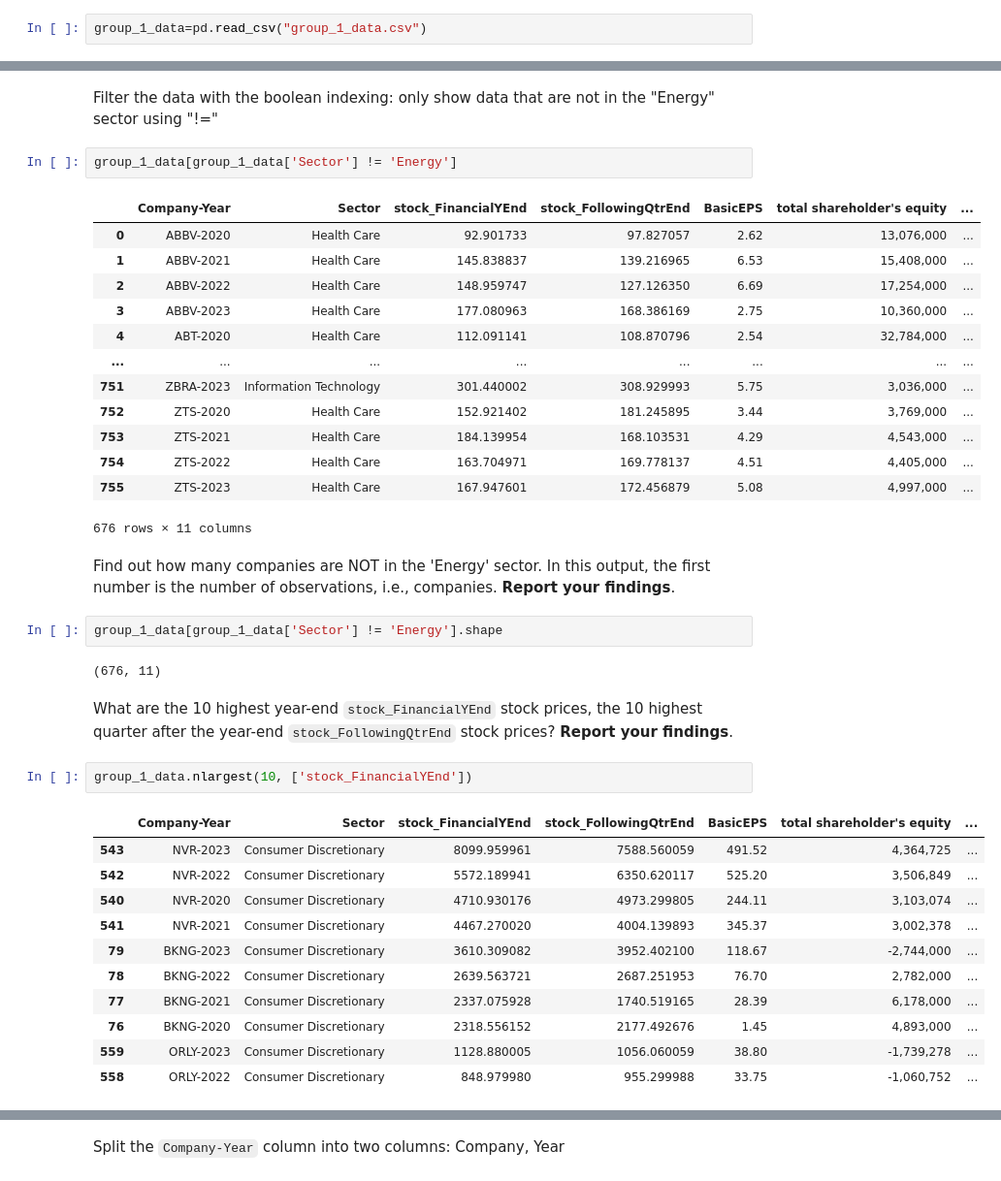
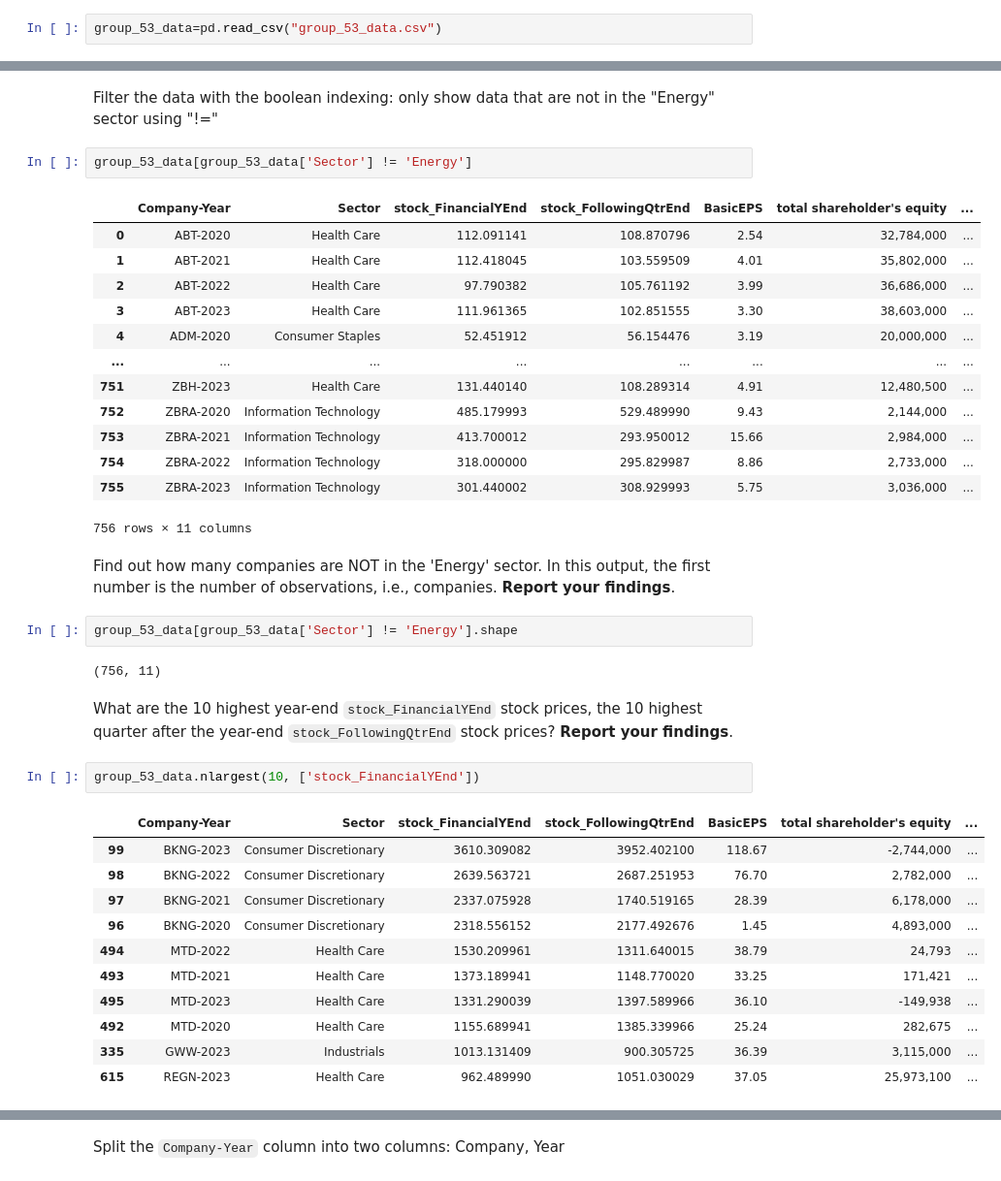
Before and after one commit to Fred-FFang/ACCT-5943-Group-Assignment, a Jupyter notebook: PythonAnalysis.ipynb, the cells around one changed output, grey strips where cells are left out. Shown at 97% size. Saved outputs shown, nothing was run; the diff lists cells and outputs as text.

```diff
--- a/PythonAnalysis.ipynb
+++ b/PythonAnalysis.ipynb
@@ -78,5 +78,5 @@ Read the csv file you just scraped using the "student_scraper.ipynp" file into a
 # %%
-group_1_data=pd.read_csv("group_1_data.csv")
+group_53_data=pd.read_csv("group_53_data.csv")
 # %% [markdown]
 <h3>Perform Exploratory Data Analysis (EDA)
 # %% [markdown]
@@ -253,41 +253,41 @@ Name: Sector, Length: 756, dtype: bool
 # %% [markdown]
 Filter the data with the boolean indexing: only show data that are not in the "Energy" sector using "!="
 # %%
-group_1_data[group_1_data['Sector'] != 'Energy']
+group_53_data[group_53_data['Sector'] != 'Energy']
 # %% [output]
 |  | Company-Year | Sector | stock_FinancialYEnd | stock_FollowingQtrEnd | BasicEPS | total shareholder's equity | ... |
-| 0 | ABBV-2020 | Health Care | 92.901733 | 97.827057 | 2.62 | 13,076,000 | ... |
-| 1 | ABBV-2021 | Health Care | 145.838837 | 139.216965 | 6.53 | 15,408,000 | ... |
-| 2 | ABBV-2022 | Health Care | 148.959747 | 127.126350 | 6.69 | 17,254,000 | ... |
-| 3 | ABBV-2023 | Health Care | 177.080963 | 168.386169 | 2.75 | 10,360,000 | ... |
-| 4 | ABT-2020 | Health Care | 112.091141 | 108.870796 | 2.54 | 32,784,000 | ... |
+| 0 | ABT-2020 | Health Care | 112.091141 | 108.870796 | 2.54 | 32,784,000 | ... |
+| 1 | ABT-2021 | Health Care | 112.418045 | 103.559509 | 4.01 | 35,802,000 | ... |
+| 2 | ABT-2022 | Health Care | 97.790382 | 105.761192 | 3.99 | 36,686,000 | ... |
+| 3 | ABT-2023 | Health Care | 111.961365 | 102.851555 | 3.30 | 38,603,000 | ... |
+| 4 | ADM-2020 | Consumer Staples | 52.451912 | 56.154476 | 3.19 | 20,000,000 | ... |
 | ... | ... | ... | ... | ... | ... | ... | ... |
-| 751 | ZBRA-2023 | Information Technology | 301.440002 | 308.929993 | 5.75 | 3,036,000 | ... |
-| 752 | ZTS-2020 | Health Care | 152.921402 | 181.245895 | 3.44 | 3,769,000 | ... |
-| 753 | ZTS-2021 | Health Care | 184.139954 | 168.103531 | 4.29 | 4,543,000 | ... |
-| 754 | ZTS-2022 | Health Care | 163.704971 | 169.778137 | 4.51 | 4,405,000 | ... |
-| 755 | ZTS-2023 | Health Care | 167.947601 | 172.456879 | 5.08 | 4,997,000 | ... |
+| 751 | ZBH-2023 | Health Care | 131.440140 | 108.289314 | 4.91 | 12,480,500 | ... |
+| 752 | ZBRA-2020 | Information Technology | 485.179993 | 529.489990 | 9.43 | 2,144,000 | ... |
+| 753 | ZBRA-2021 | Information Technology | 413.700012 | 293.950012 | 15.66 | 2,984,000 | ... |
+| 754 | ZBRA-2022 | Information Technology | 318.000000 | 295.829987 | 8.86 | 2,733,000 | ... |
+| 755 | ZBRA-2023 | Information Technology | 301.440002 | 308.929993 | 5.75 | 3,036,000 | ... |
-676 rows × 11 columns
+756 rows × 11 columns
 # %% [markdown]
 Find out how many companies are NOT in the 'Energy' sector. In this output, the first number is the number of observations, i.e., companies. **Report your findings**.
 # %%
-group_1_data[group_1_data['Sector'] != 'Energy'].shape
+group_53_data[group_53_data['Sector'] != 'Energy'].shape
 # %% [output]
-(676, 11)
+(756, 11)
 # %% [markdown]
 What are the 10 highest year-end `stock_FinancialYEnd` stock prices, the 10 highest quarter after the year-end `stock_FollowingQtrEnd` stock prices? **Report your findings**.
 # %%
-group_1_data.nlargest(10, ['stock_FinancialYEnd'])
+group_53_data.nlargest(10, ['stock_FinancialYEnd'])
 # %% [output]
 |  | Company-Year | Sector | stock_FinancialYEnd | stock_FollowingQtrEnd | BasicEPS | total shareholder's equity | ... |
-| 543 | NVR-2023 | Consumer Discretionary | 8099.959961 | 7588.560059 | 491.52 | 4,364,725 | ... |
-| 542 | NVR-2022 | Consumer Discretionary | 5572.189941 | 6350.620117 | 525.20 | 3,506,849 | ... |
-| 540 | NVR-2020 | Consumer Discretionary | 4710.930176 | 4973.299805 | 244.11 | 3,103,074 | ... |
-| 541 | NVR-2021 | Consumer Discretionary | 4467.270020 | 4004.139893 | 345.37 | 3,002,378 | ... |
-| 79 | BKNG-2023 | Consumer Discretionary | 3610.309082 | 3952.402100 | 118.67 | -2,744,000 | ... |
-| 78 | BKNG-2022 | Consumer Discretionary | 2639.563721 | 2687.251953 | 76.70 | 2,782,000 | ... |
-| 77 | BKNG-2021 | Consumer Discretionary | 2337.075928 | 1740.519165 | 28.39 | 6,178,000 | ... |
-| 76 | BKNG-2020 | Consumer Discretionary | 2318.556152 | 2177.492676 | 1.45 | 4,893,000 | ... |
-| 559 | ORLY-2023 | Consumer Discretionary | 1128.880005 | 1056.060059 | 38.80 | -1,739,278 | ... |
-| 558 | ORLY-2022 | Consumer Discretionary | 848.979980 | 955.299988 | 33.75 | -1,060,752 | ... |
+| 99 | BKNG-2023 | Consumer Discretionary | 3610.309082 | 3952.402100 | 118.67 | -2,744,000 | ... |
+| 98 | BKNG-2022 | Consumer Discretionary | 2639.563721 | 2687.251953 | 76.70 | 2,782,000 | ... |
+| 97 | BKNG-2021 | Consumer Discretionary | 2337.075928 | 1740.519165 | 28.39 | 6,178,000 | ... |
+| 96 | BKNG-2020 | Consumer Discretionary | 2318.556152 | 2177.492676 | 1.45 | 4,893,000 | ... |
+| 494 | MTD-2022 | Health Care | 1530.209961 | 1311.640015 | 38.79 | 24,793 | ... |
+| 493 | MTD-2021 | Health Care | 1373.189941 | 1148.770020 | 33.25 | 171,421 | ... |
+| 495 | MTD-2023 | Health Care | 1331.290039 | 1397.589966 | 36.10 | -149,938 | ... |
+| 492 | MTD-2020 | Health Care | 1155.689941 | 1385.339966 | 25.24 | 282,675 | ... |
+| 335 | GWW-2023 | Industrials | 1013.131409 | 900.305725 | 36.39 | 3,115,000 | ... |
+| 615 | REGN-2023 | Health Care | 962.489990 | 1051.030029 | 37.05 | 25,973,100 | ... |
 # %%
```
Also changed, not shown: parts of 53 cells of this notebook, 4 other files.
